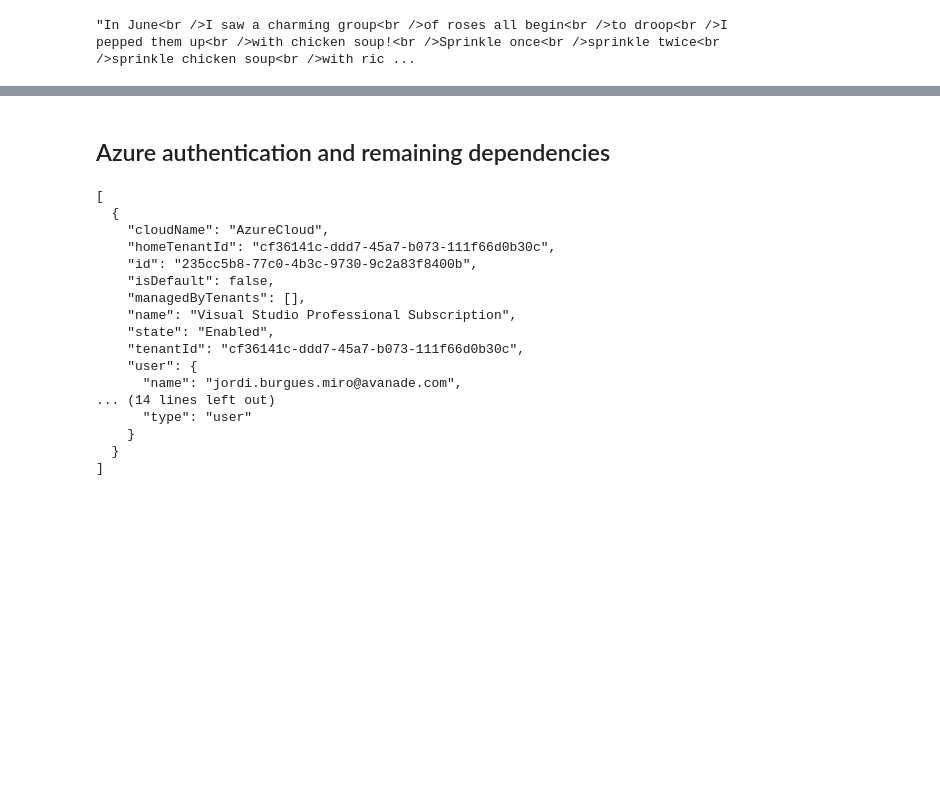
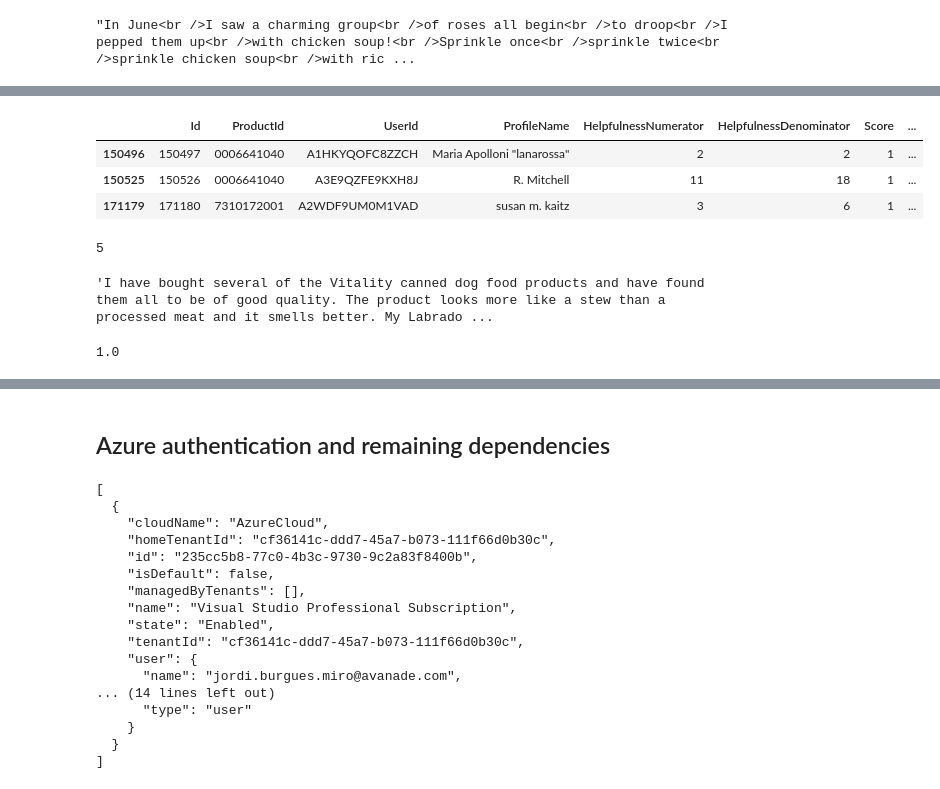
Before and after one commit to jordiburg/capstoneproj, a Jupyter notebook: clean_eda_data.ipynb, the cells around one changed output, grey strips where cells are left out. Saved outputs shown, nothing was run; the diff lists cells and outputs as text; code cells hidden in the pictures; blank space fills up the shorter version.

```diff
--- a/clean_eda_data.ipynb
+++ b/clean_eda_data.ipynb
@@ -636,0 +757,10 @@ preprocess(sample_phrase)
+# %%
+reviews_dd['Text_SWR'] = reviews_dd['CleantText']
+# %%
+# Removed SWR
+reviews_dd['Text_SWR'] = reviews_dd['Text'].apply(lambda x:prepare_text(x))
+# 87 seconds
+# 99 seconds
+# %%
+reviews_dd['CleantText'] = reviews_dd['Text'].apply(lambda x:preprocess(x))
+# 60 seconds
@@ -636,0 +799,15 @@ preprocess(sample_phrase)
+# %%
+reviews_dd[reviews_dd['Score']==1].head(3)
+# %% [output]
+|  | Id | ProductId | UserId | ProfileName | HelpfulnessNumerator | HelpfulnessDenominator | Score | ... |
+| 150496 | 150497 | 0006641040 | A1HKYQOFC8ZZCH | Maria Apolloni "lanarossa" | 2 | 2 | 1 | ... |
+| 150525 | 150526 | 0006641040 | A3E9QZFE9KXH8J | R. Mitchell | 11 | 18 | 1 | ... |
+| 171179 | 171180 | 7310172001 | A2WDF9UM0M1VAD | susan m. kaitz | 3 | 6 | 1 | ... |
+# %%
+reviews_dd.Score[0]
+# %% [output]
+5
+# %%
+reviews_dd.Text[0]
+# %% [output]
+'I have bought several of the Vitality canned dog food products and have found them all to be of good quality. The product looks more like a stew than a processed meat and it smells better. My Labrado ...
@@ -636,0 +825,4 @@ preprocess(sample_phrase)
+# %%
+doc._.blob.polarity
+# %% [output]
+1.0
```
Also changed, not shown: parts of 52 cells of this notebook.
